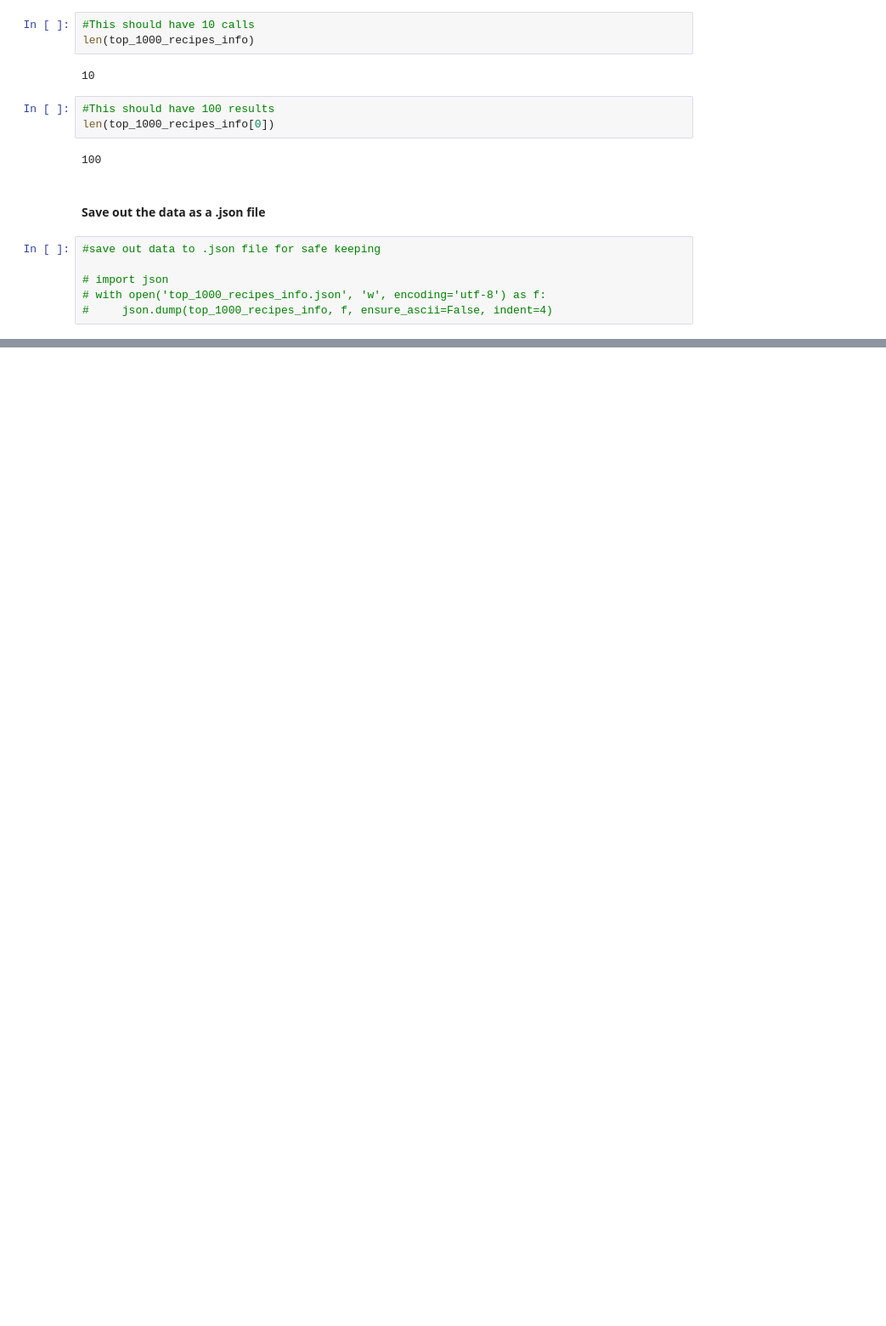
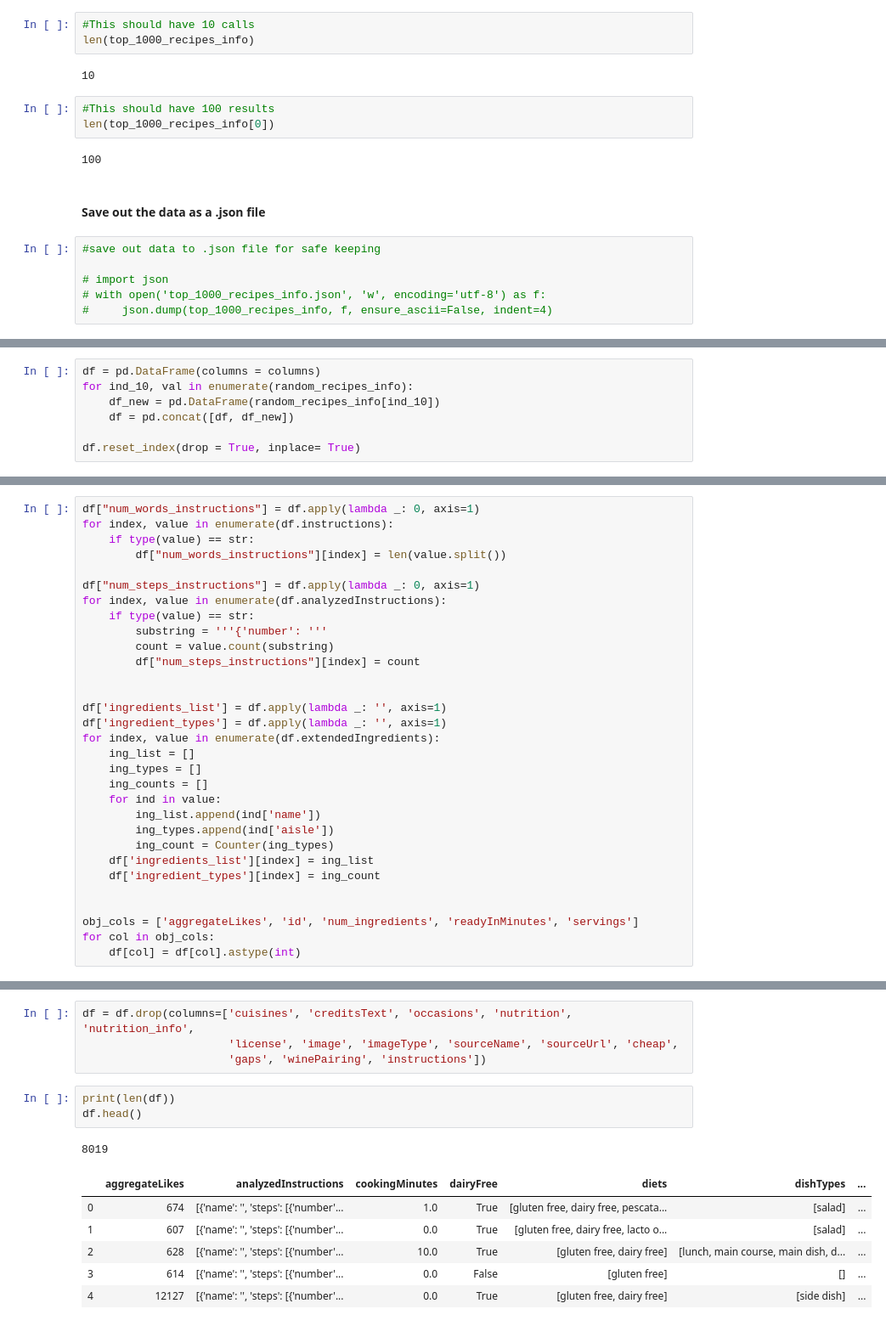
Before and after one commit to alexwcheng/recipe-webpage-ads, a Jupyter notebook: Jupyter_Notebooks/Spoonacular API Calls - Alex Update.ipynb, the cells around one changed output, grey strips where cells are left out. Shown at 85% size. Drawn from its saved outputs; the diff is of its cells as text; blank space fills up the shorter version.

Commit message:
new dataframe and JSON in /Data

```diff
--- a/Jupyter_Notebooks/Spoonacular API Calls - Alex Update.ipynb
+++ b/Jupyter_Notebooks/Spoonacular API Calls - Alex Update.ipynb
@@ -810,0 +1418,7 @@ len(top_1000_recipes_info[0])
+# %%
+df = pd.DataFrame(columns = columns)
+for ind_10, val in enumerate(random_recipes_info):
+    df_new = pd.DataFrame(random_recipes_info[ind_10])
+    df = pd.concat([df, df_new])
+
+df.reset_index(drop = True, inplace= True)
@@ -810,0 +1633,31 @@ len(top_1000_recipes_info[0])
+# %%
+df["num_words_instructions"] = df.apply(lambda _: 0, axis=1)
+for index, value in enumerate(df.instructions):
+    if type(value) == str:
+        df["num_words_instructions"][index] = len(value.split())
+
+df["num_steps_instructions"] = df.apply(lambda _: 0, axis=1)
+for index, value in enumerate(df.analyzedInstructions):
+    if type(value) == str:
+        substring = '''{'number': '''
+        count = value.count(substring)
+        df["num_steps_instructions"][index] = count
+
+
+df['ingredients_list'] = df.apply(lambda _: '', axis=1)
+df['ingredient_types'] = df.apply(lambda _: '', axis=1)
+for index, value in enumerate(df.extendedIngredients):
+    ing_list = []
+    ing_types = []
+    ing_counts = []
+    for ind in value:
+        ing_list.append(ind['name'])
+        ing_types.append(ind['aisle'])
+        ing_count = Counter(ing_types)
+    df['ingredients_list'][index] = ing_list
+    df['ingredient_types'][index] = ing_count
+
+
+obj_cols = ['aggregateLikes', 'id', 'num_ingredients', 'readyInMinutes', 'servings']
+for col in obj_cols:
+    df[col] = df[col].astype(int)
@@ -810,0 +1675,15 @@ len(top_1000_recipes_info[0])
+# %%
+df = df.drop(columns=['cuisines', 'creditsText', 'occasions', 'nutrition', 'nutrition_info',
+                      'license', 'image', 'imageType', 'sourceName', 'sourceUrl', 'cheap',
+                      'gaps', 'winePairing', 'instructions'])
+# %%
+print(len(df))
+df.head()
+# %% [output]
+8019
+|  | aggregateLikes | analyzedInstructions | cookingMinutes | dairyFree | diets | dishTypes | ... |
+| 0 | 674 | [{'name': '', 'steps': [{'number'... | 1.0 | True | [gluten free, dairy free, pescata... | [salad] | ... |
+| 1 | 607 | [{'name': '', 'steps': [{'number'... | 0.0 | True | [gluten free, dairy free, lacto o... | [salad] | ... |
+| 2 | 628 | [{'name': '', 'steps': [{'number'... | 10.0 | True | [gluten free, dairy free] | [lunch, main course, main dish, d... | ... |
+| 3 | 614 | [{'name': '', 'steps': [{'number'... | 0.0 | False | [gluten free] | [] | ... |
+| 4 | 12127 | [{'name': '', 'steps': [{'number'... | 0.0 | True | [gluten free, dairy free] | [side dish] | ... |
```
Also changed, not shown: parts of 27 cells of this notebook, 4 other files.
